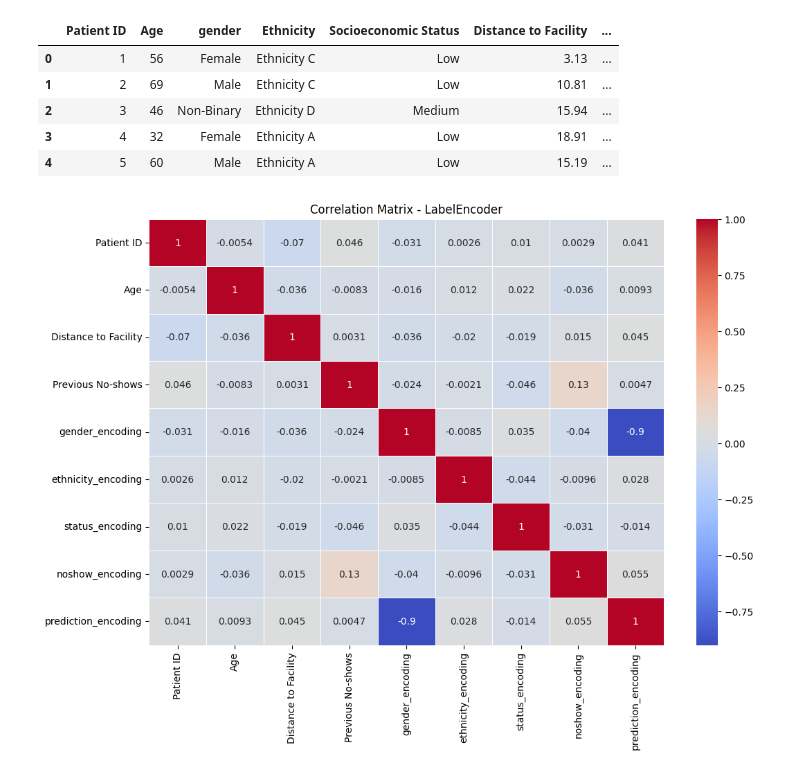
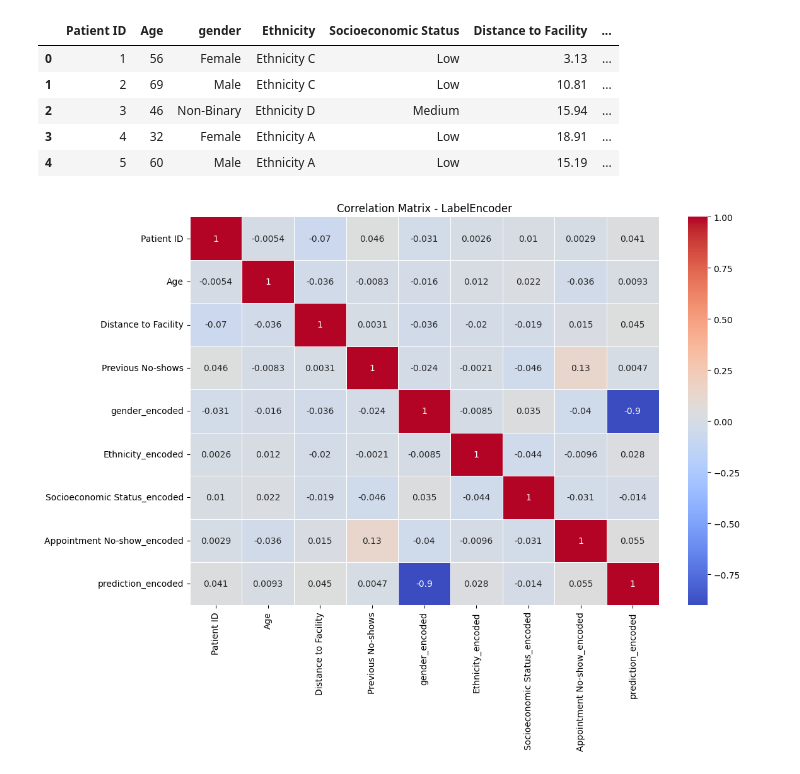
Before and after one commit to Daught/machine-learning-cheatsheet, a Jupyter notebook: correlation_matrix/correlation_matrix.ipynb, the cells around one changed output. Saved outputs shown, nothing was run; the diff lists cells and outputs as text; code cells hidden in the pictures.

```diff
--- a/correlation_matrix/correlation_matrix.ipynb
+++ b/correlation_matrix/correlation_matrix.ipynb
@@ -18,28 +18,27 @@ df.head()
 | 2 | 3 | 46 | Non-Binary | Ethnicity D | Medium | 15.94 | ... |
 | 3 | 4 | 32 | Female | Ethnicity A | Low | 18.91 | ... |
 | 4 | 5 | 60 | Male | Ethnicity A | Low | 15.19 | ... |
+# %%
+
+# Label encoding
+label_encoder = LabelEncoder()
+df_le = df
+
+columns_to_encode = ['gender', 'Ethnicity', 'Socioeconomic Status', 'Appointment No-show', 'prediction']
+for column in columns_to_encode:
+    df_le[f'{column}_encoded'] = label_encoder.fit_transform(df_le[column])
+df_le = df_le.drop(columns=columns_to_encode)
 # %%
-# Label Encoding
-label_encoder = LabelEncoder()
-df_le = df
-df_le['gender_encoding'] = label_encoder.fit_transform(df_le['gender'])
-df_le['ethnicity_encoding'] = label_encoder.fit_transform(df_le['Ethnicity'])
-df_le['status_encoding'] = label_encoder.fit_transform(df_le['Socioeconomic Status'])
-df_le['noshow_encoding'] = label_encoder.fit_transform(df_le['Appointment No-show'])
-df_le['prediction_encoding'] = label_encoder.fit_transform(df_le['prediction'])
-
-df_le = df_le.drop(columns=["gender", "Ethnicity", "Socioeconomic Status", "Appointment No-show", "prediction"])
-
 # Generate the correlation matrix
 correlation_matrix = df_le.corr()
 
 # Plot the correlation matrix
 plt.figure(figsize=(12, 8))
 sns.heatmap(correlation_matrix, annot=True, cmap='coolwarm', linewidths=0.5)
 plt.title('Correlation Matrix - LabelEncoder')
 plt.show()
 # %% [output]
-[figure, old version]
+[figure, new version]
 # %%
 # One-Hot Encoding
 one_hot_encoded_df = pd.get_dummies(df, columns=['gender'])
```
Also changed, not shown: parts of 1 cell of this notebook, 16 other files.
